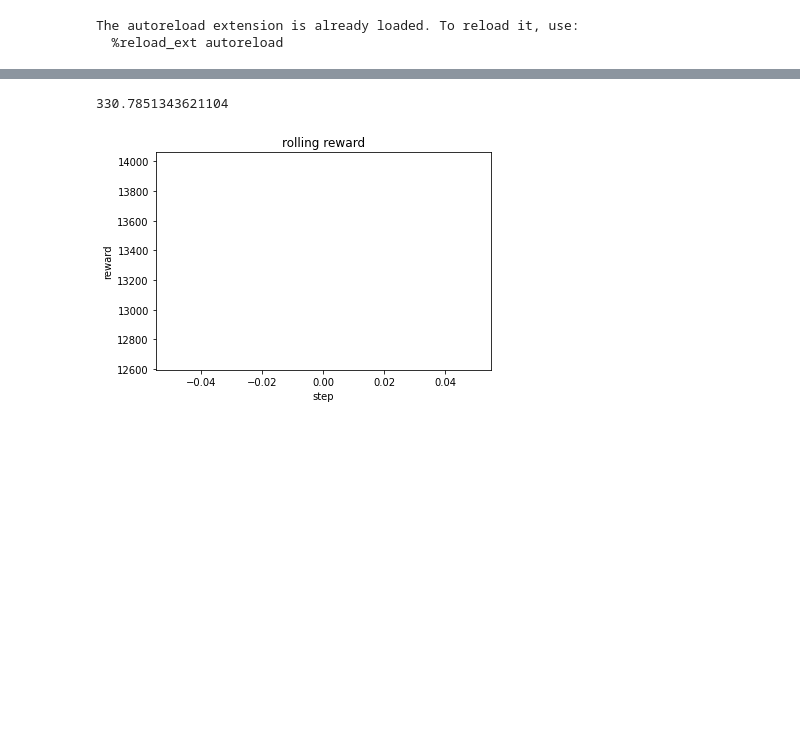
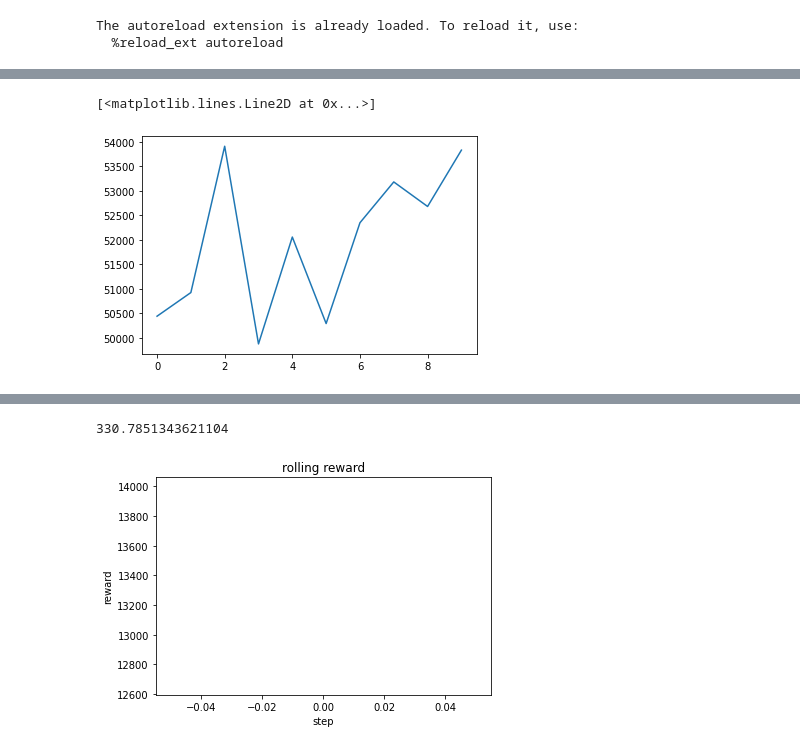
Before and after one commit to limon8884/copter, a Jupyter notebook: note_for_tests.ipynb, the cells around one changed output, grey strips where cells are left out. Saved outputs shown, nothing was run; the diff lists cells and outputs as text; code cells hidden in the pictures; blank space fills up the shorter version.

```diff
--- a/note_for_tests.ipynb
+++ b/note_for_tests.ipynb
@@ -134,0 +174,5 @@ torch.Size([10000, 5])
+# %%
+plt.plot(tr.train_elite_rewards)
+# %% [output]
+[<matplotlib.lines.Line2D at 0x...>]
+[figure, added]
```
Also changed, not shown: parts of 8 cells of this notebook, 2 other files.
